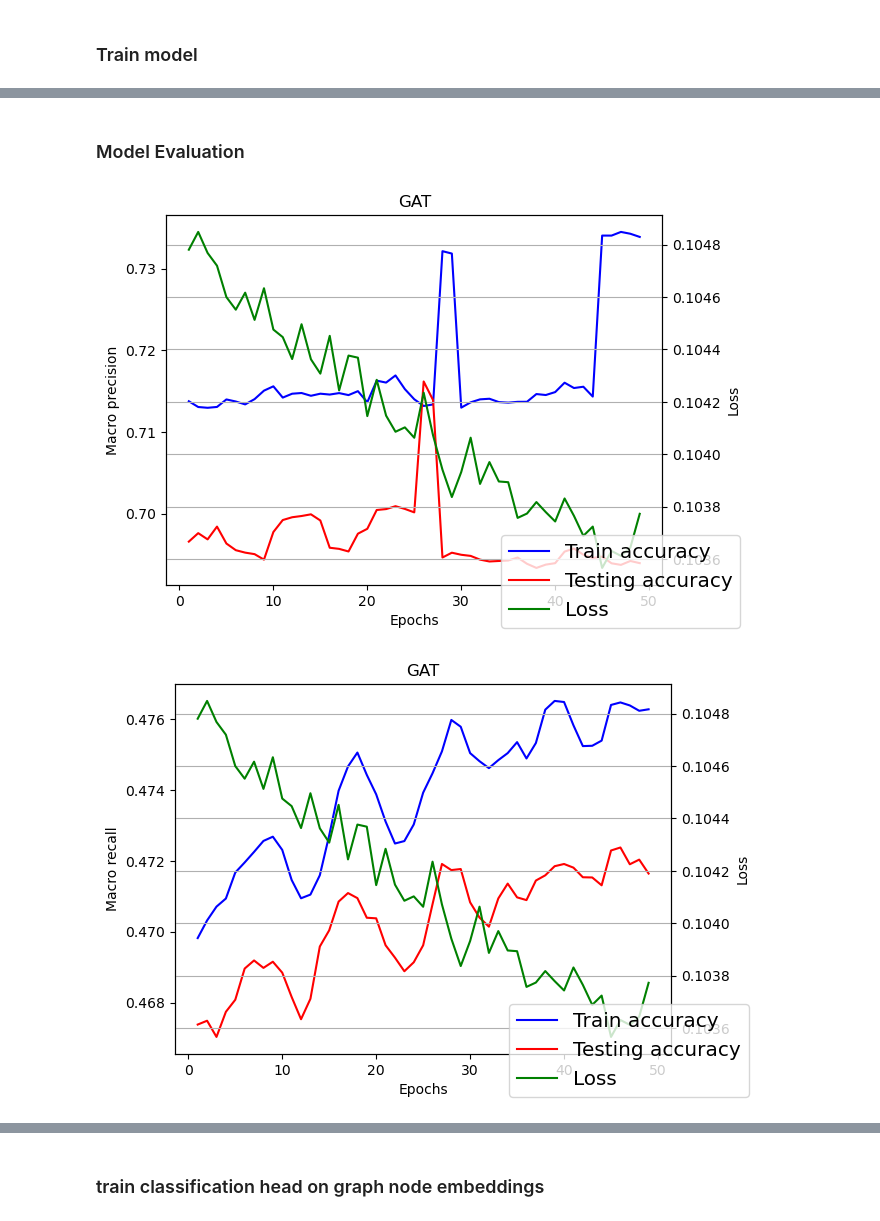
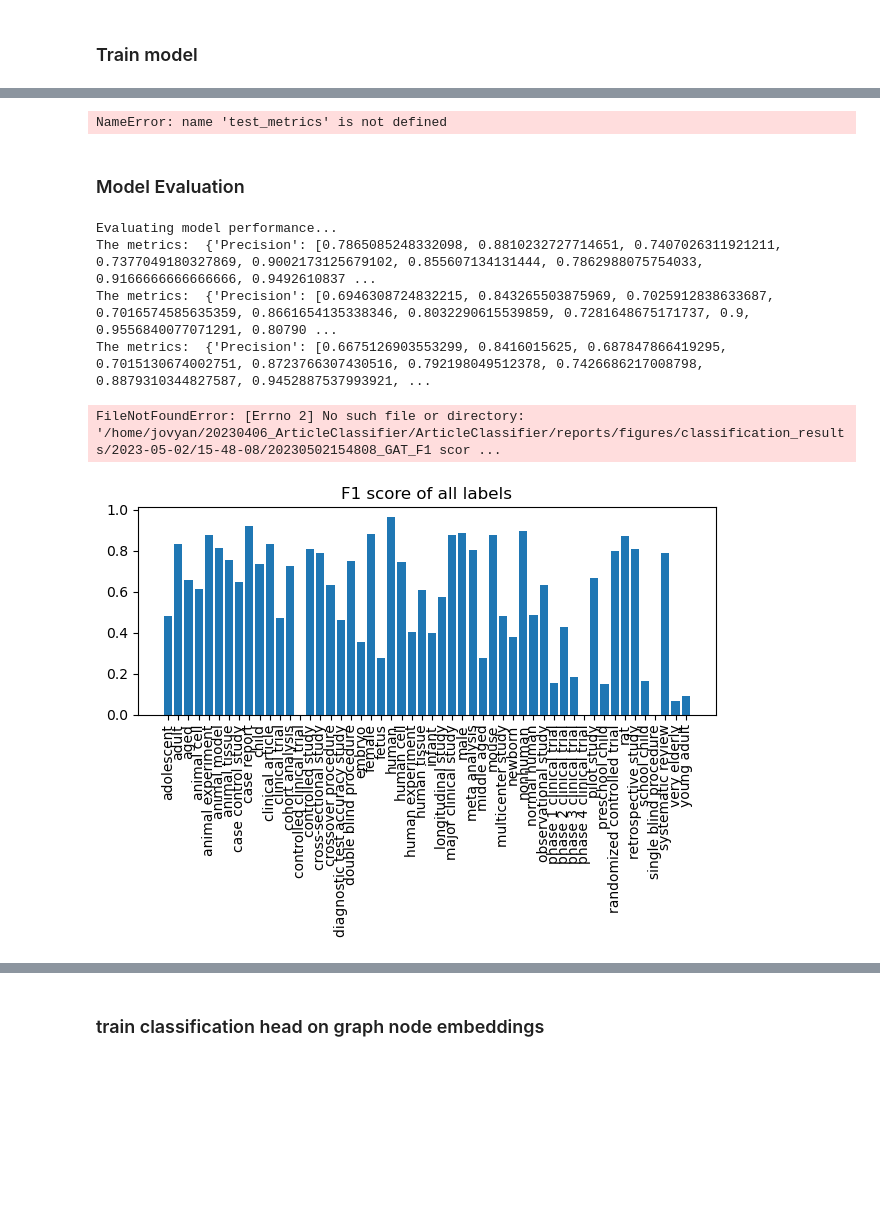
Before and after one commit to rvdb7345/ArticleClassifier, a Jupyter notebook: src/models/train_model_with_pretraining.ipynb, the cells around one changed output, grey strips where cells are left out. Cells and saved outputs as stored; diff of their text form; code cells hidden in the pictures; blank space fills up the shorter version.

```diff
--- a/src/models/train_model_with_pretraining.ipynb
+++ b/src/models/train_model_with_pretraining.ipynb
@@ -701,14 +342,18 @@ tensor([[38119, 38119, 38119,  ..., 56334, 56335, 56336],
 # %%
 
 #optimizer = optim.Adam(model.graph_pred_linear.parameters(), lr=args.lr, weight_decay=args.decay)
-
+all_torch_data = {
+    'author': author_data,
+    'keyword': keyword_data,
+    'label': label_data
+}
 
 train_acc = 0
-pretrain_epochs = 50
+pretrain_epochs = 800
 train_losses = []
 train_accs = []
 for epoch in (pbar := tqdm(range(1, pretrain_epochs))):
-    model, train_acc, train_loss = train_pretrain(model, device, None, optimizer, BatchAE([transformed_author_data]).batch[0], criterion_pretrain)
+    model, train_acc, train_loss = train_pretrain(model, device, None, optimizer, BatchAE([transformed_author_data]).batch[0], criterion_pretrain, all_torch_data, data_type_to_use)
     train_losses.append(train_loss)
     train_accs.append(train_acc)
     pbar.set_description(f'Train acc: {train_acc}, Train loss: {train_loss}')
@@ -843,45 +488,48 @@ print(test_metrics)
+# %%
+# train model
+graph_num_epochs = 500
+
+best_model = train_model(model, data, graph_num_epochs, optimizer, scheduler, criterion, graph_optimizer, use_batches=True, data_type_to_use=data_type_to_use, all_torch_data=all_torch_data)
+
+best_model, all_metrics = best_model
+torch.save(best_model, cc_path(f'models/supervised_graphs/{run_id}_supervised.pt'))
+# %% [output]
+NameError: name 'test_metrics' is not defined
+# %%
+best_model, all_metrics = best_model
 # %% [markdown]
 ### Model Evaluation
 # %%
-import matplotlib.pyplot as plt
-today = datetime.date.today()
-now = datetime.datetime.now()
-time = now.strftime("%H-%M-%S")
+# image_path = cc_path(f'reports/figures/classification_results/{today}/')
+# if not os.path.exists(image_path):
+#     os.mkdir(image_path)
+# os.mkdir(image_path + f'{time}/')
 
-image_path = cc_path(f'reports/figures/classification_results/{today}/')
-if not os.path.exists(image_path):
-    os.mkdir(image_path)
-os.mkdir(image_path + f'{time}/')
-for metric in all_metrics:
+# plot metric developement during traing
+for metric in ['F1 score', "precision", 'recall']:
     if 'Micro' in metric or 'Macro' in metric:
-        plot_metrics_during_training(train_metrics_all[metric], test_metrics_all[metric], loss_all, model_name=gnn_type, metric_name=metric, today=today, time=time)
-
+        plot_metrics_during_training(all_metrics['train'][metric], all_metrics['test'][metric], loss_all, model_name=gnn_type, metric_name=metric, today=today, time=time)
+        print(f"The max {metric} value: ", max(test_metrics_all[metric]))
 
 # get output from trained model
 model.eval()
-out = model(*data_inputs)
-print('The predictions of the test set before training: ', out[author_data.test_mask].detach().numpy())
+# out = model(*data_inputs)
 
 # get the test accuracy
 print('Evaluating model performance...')
 train_end_metrics = evaluate_metrics(model, data, dataset='train', show=True)
 val_end_metrics = evaluate_metrics(model, data, dataset='val', show=True)
 test_end_metrics = evaluate_metrics(model, data, dataset='test', show=True)
 
-
-for metric in all_metrics:
+for metric in ['F1 score', "precision", 'recall']:
     if not 'Micro' in metric and not 'Macro' in metric:
-        plt.figure()
-        plt.title(f'{metric} of all labels')
-        plt.bar(range(len(label_columns.columns.difference(['pui']))), test_end_metrics[metric], tick_label=label_columns.columns.difference(['pui']))
-        plt.xticks(rotation=90)
-        plt.tight_layout()
-        plt.savefig(cc_path(f'reports/figures/classification_results/{today}/{time}/{gnn_type}_{metric}_label.png'))
-        plt.show()
-
-# print(f'Test Accuracy: {test_acc:.4f}')
+        plot_performance_per_label(metric, test_end_metrics[metric], label_columns.columns.difference(['pui']), run_id, today, time, gnn_type)
 
 # visualize(out, color=data.y.argmax(dim=1))
 # %% [output]
+Evaluating model performance...
+The metrics:  {'Precision': [0.7865085248332098, 0.8810232727714651, 0.7407026311921211, 0.7377049180327869, 0.9002173125679102, 0.855607134131444, 0.7862988075754033, 0.9166666666666666, 0.9492610837 ...
+The metrics:  {'Precision': [0.6946308724832215, 0.843265503875969, 0.7025912838633687, 0.7016574585635359, 0.8661654135338346, 0.8032290615539859, 0.7281648675171737, 0.9, 0.9556840077071291, 0.80790 ...
+The metrics:  {'Precision': [0.6675126903553299, 0.8416015625, 0.687847866419295, 0.7015130674002751, 0.8723766307430516, 0.792198049512378, 0.7426686217008798, 0.8879310344827587, 0.9452887537993921, ...
+FileNotFoundError: [Errno 2] No such file or directory: '/home/jovyan/20230406_ArticleClassifier/ArticleClassifier/reports/figures/classification_results/2023-05-02/15-48-08/20230502154808_GAT_F1 scor ...
-[figure, old version]
+[figure, new version]
-[figure, removed]
```
Also changed, not shown: parts of 44 cells of this notebook, 20 other files.
